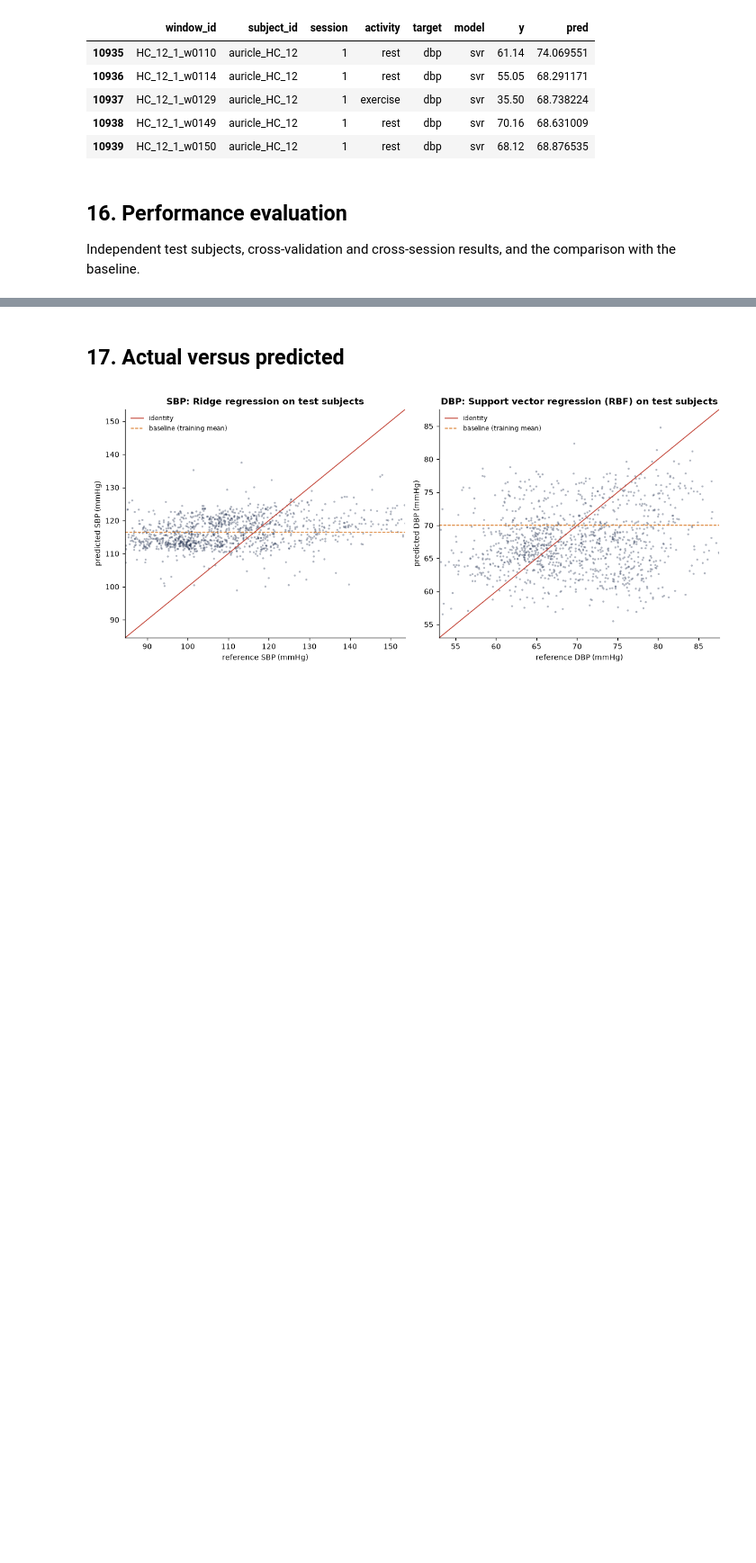
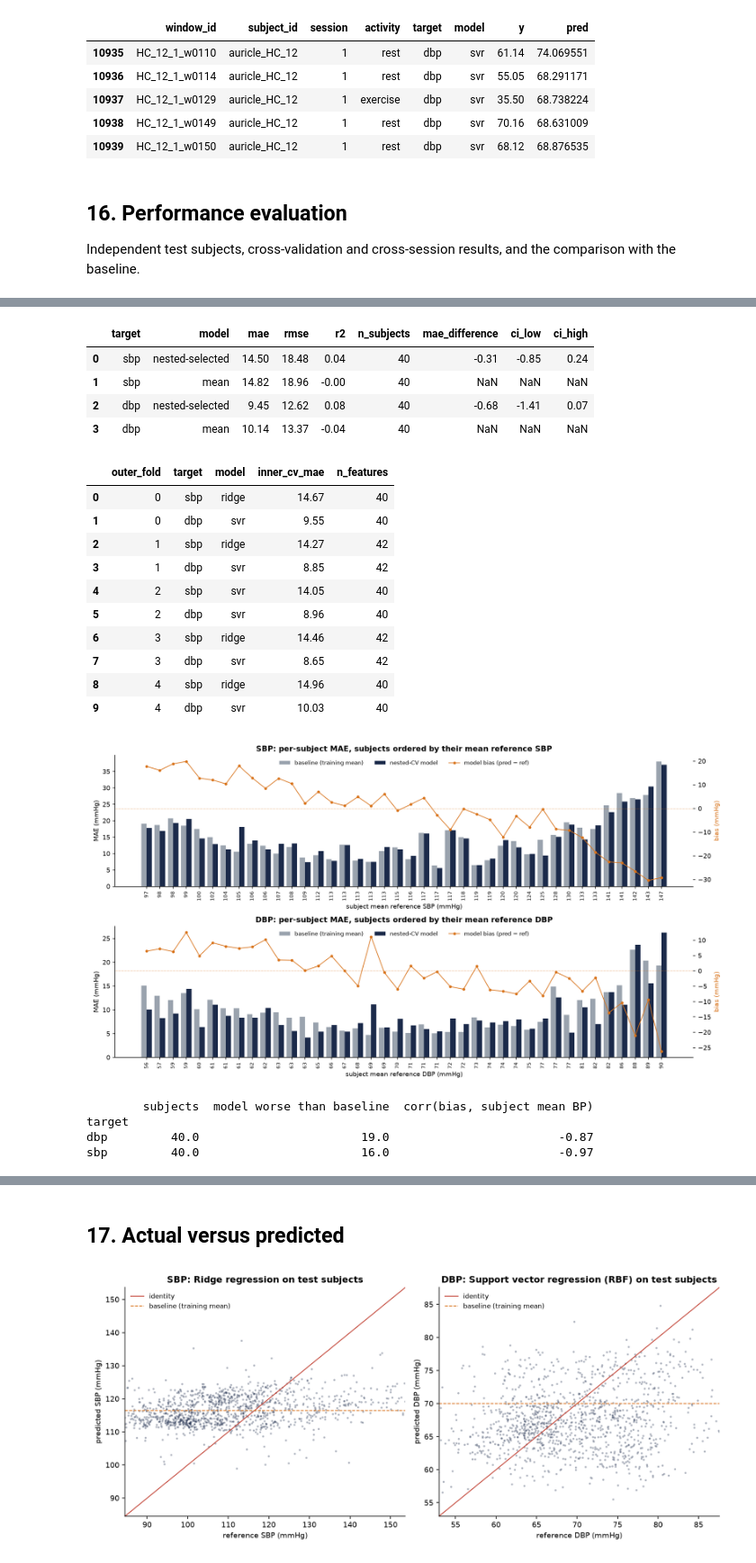
Before and after one commit to obstinix/RakshPulse, a Jupyter notebook: notebooks/RakshPulse_Complete_ML.ipynb, the cells around one changed output, grey strips where cells are left out. Shown at 90% size. Saved outputs shown, nothing was run; the diff lists cells and outputs as text; code cells hidden in the pictures; blank space fills up the shorter version.

```diff
--- a/notebooks/RakshPulse_Complete_ML.ipynb
+++ b/notebooks/RakshPulse_Complete_ML.ipynb
@@ -268,6 +268,6 @@ Grid search with 5-fold GroupKFold over training subjects, separately for SBP an
 # %%
 cfg = PipelineConfig(seed=SEED)
-result = run_training(d, cfg=cfg)
+result = train_and_evaluate(d, cfg=cfg)
 # %% [output]
 subjects: 32 train / 8 test; windows: 8636 train (3949 used for tuning), 1215 test; 40 features selected
   SBP mean           CV MAE  15.18  test MAE  14.08  R² -0.137  (4 s) {}
@@ -373,0 +379,30 @@ display(result["cross_session"].round(3))
+# %%
+n = result["nested"]
+display(n["summary"][["target", "model", "mae", "rmse", "r2", "n_subjects", "mae_difference", "ci_low", "ci_high"]].round(2))
+display(n["choices"][["outer_fold", "target", "model", "inner_cv_mae", "n_features"]].round(2))
+display(Image(R.plot_subject_wise(n, OUT / "subject_wise.png")))
+ps = n["per_subject"]
+print(ps.groupby("target").apply(lambda g: pd.Series({"subjects": len(g), "model worse than baseline": int((g.mae_model > g.mae_baseline).sum()),
+      "corr(bias, subject mean BP)": round(g.bias_model.corr(g.mean_reference), 2)})))
+# %% [output]
+|  | target | model | mae | rmse | r2 | n_subjects | mae_difference | ci_low | ci_high |
+| 0 | sbp | nested-selected | 14.50 | 18.48 | 0.04 | 40 | -0.31 | -0.85 | 0.24 |
+| 1 | sbp | mean | 14.82 | 18.96 | -0.00 | 40 | NaN | NaN | NaN |
+| 2 | dbp | nested-selected | 9.45 | 12.62 | 0.08 | 40 | -0.68 | -1.41 | 0.07 |
+| 3 | dbp | mean | 10.14 | 13.37 | -0.04 | 40 | NaN | NaN | NaN |
+|  | outer_fold | target | model | inner_cv_mae | n_features |
+| 0 | 0 | sbp | ridge | 14.67 | 40 |
+| 1 | 0 | dbp | svr | 9.55 | 40 |
+| 2 | 1 | sbp | ridge | 14.27 | 42 |
+| 3 | 1 | dbp | svr | 8.85 | 42 |
+| 4 | 2 | sbp | svr | 14.05 | 40 |
+| 5 | 2 | dbp | svr | 8.96 | 40 |
+| 6 | 3 | sbp | ridge | 14.46 | 42 |
+| 7 | 3 | dbp | svr | 8.65 | 42 |
+| 8 | 4 | sbp | ridge | 14.96 | 40 |
+| 9 | 4 | dbp | svr | 10.03 | 40 |
+[figure, added]
+        subjects  model worse than baseline  corr(bias, subject mean BP)
+target
+dbp         40.0                       19.0                        -0.87
+sbp         40.0                       16.0                        -0.97
```
Also changed, not shown: parts of 7 cells of this notebook, 1 other file.
